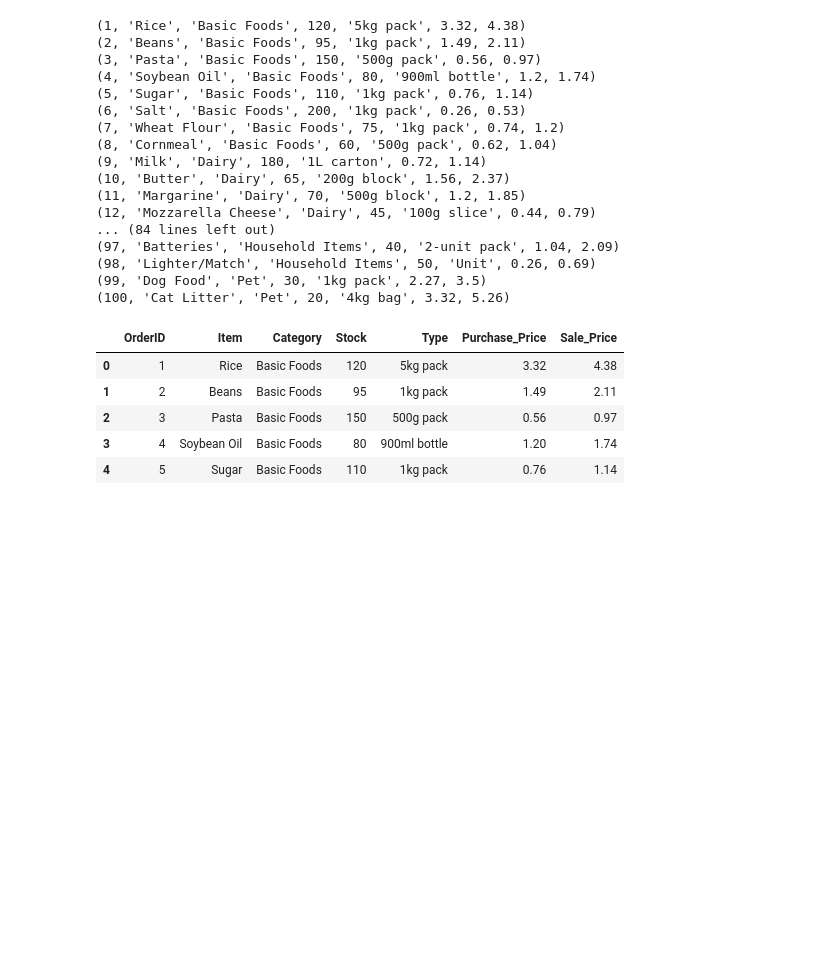
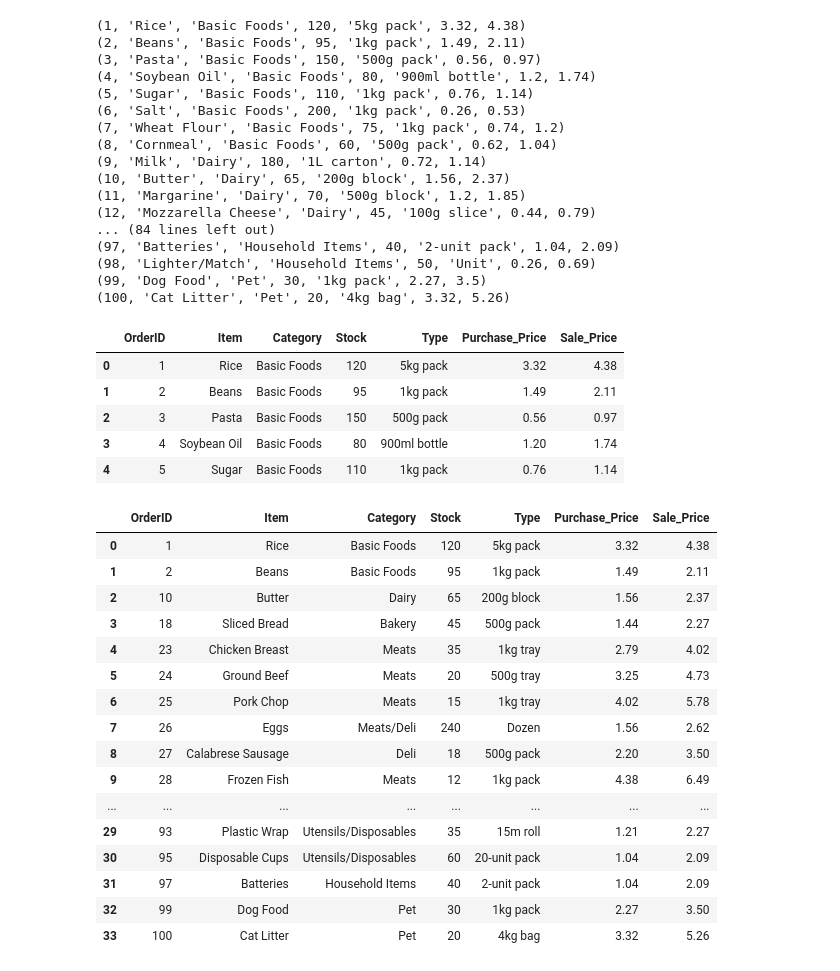
Before and after one commit to italomellors/Data_Analysis_Projects, a Jupyter notebook: 01-supermarket-sales-analysis/notebooks/super_market.ipynb, the cells around one changed output. Cells and saved outputs as stored; diff of their text form; code cells hidden in the pictures; blank space fills up the shorter version.

```diff
--- a/01-supermarket-sales-analysis/notebooks/super_market.ipynb
+++ b/01-supermarket-sales-analysis/notebooks/super_market.ipynb
@@ -152,3 +139,33 @@ df.head()
 | 2 | 3 | Pasta | Basic Foods | 150 | 500g pack | 0.56 | 0.97 |
 | 3 | 4 | Soybean Oil | Basic Foods | 80 | 900ml bottle | 1.20 | 1.74 |
 | 4 | 5 | Sugar | Basic Foods | 110 | 1kg pack | 0.76 | 1.14 |
+# %%
+# Calcula o preço médio de venda
+cursor.execute("SELECT AVG(Sale_Price) FROM Products")
+average_price = cursor.fetchone()[0]
+
+# Seleciona os produtos com preço acima da média
+cursor.execute("SELECT * FROM Products WHERE Sale_Price > ?", (average_price,))
+products_above_avg = cursor.fetchall()
+
+# Visualização com pandas
+df_above_avg = pd.DataFrame(products_above_avg, columns=[col[0] for col in cursor.description])
+df_above_avg
+# %% [output]
+|  | OrderID | Item | Category | Stock | Type | Purchase_Price | Sale_Price |
+| 0 | 1 | Rice | Basic Foods | 120 | 5kg pack | 3.32 | 4.38 |
+| 1 | 2 | Beans | Basic Foods | 95 | 1kg pack | 1.49 | 2.11 |
+| 2 | 10 | Butter | Dairy | 65 | 200g block | 1.56 | 2.37 |
+| 3 | 18 | Sliced Bread | Bakery | 45 | 500g pack | 1.44 | 2.27 |
+| 4 | 23 | Chicken Breast | Meats | 35 | 1kg tray | 2.79 | 4.02 |
+| 5 | 24 | Ground Beef | Meats | 20 | 500g tray | 3.25 | 4.73 |
+| 6 | 25 | Pork Chop | Meats | 15 | 1kg tray | 4.02 | 5.78 |
+| 7 | 26 | Eggs | Meats/Deli | 240 | Dozen | 1.56 | 2.62 |
+| 8 | 27 | Calabrese Sausage | Deli | 18 | 500g pack | 2.20 | 3.50 |
+| 9 | 28 | Frozen Fish | Meats | 12 | 1kg pack | 4.38 | 6.49 |
+| ... | ... | ... | ... | ... | ... | ... | ... |
+| 29 | 93 | Plastic Wrap | Utensils/Disposables | 35 | 15m roll | 1.21 | 2.27 |
+| 30 | 95 | Disposable Cups | Utensils/Disposables | 60 | 20-unit pack | 1.04 | 2.09 |
+| 31 | 97 | Batteries | Household Items | 40 | 2-unit pack | 1.04 | 2.09 |
+| 32 | 99 | Dog Food | Pet | 30 | 1kg pack | 2.27 | 3.50 |
+| 33 | 100 | Cat Litter | Pet | 20 | 4kg bag | 3.32 | 5.26 |
```
Also changed, not shown: parts of 5 cells of this notebook, 2 other files.
